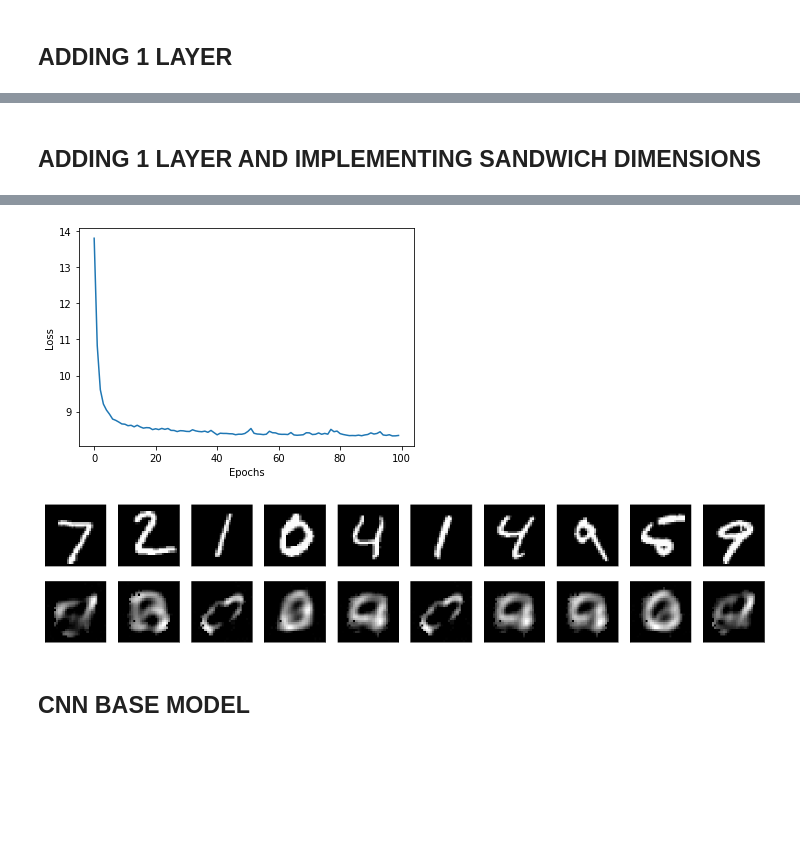
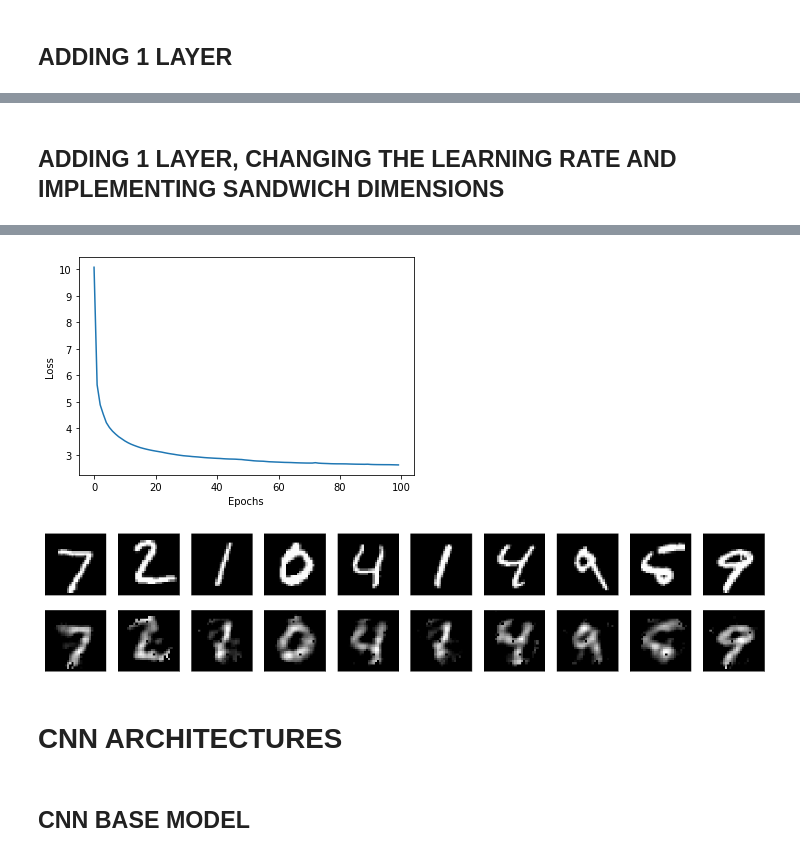
Before and after one commit to Anish-AV/Autoencoder, a Jupyter notebook: Autoencoder.ipynb, the cells around one changed output, grey strips where cells are left out. Drawn from its saved outputs; the diff is of its cells as text; code cells hidden in the pictures; blank space fills up the shorter version.

```diff
--- a/Autoencoder.ipynb
+++ b/Autoencoder.ipynb
@@ -250,6 +211,7 @@ Epoch 100/100. Loss: 4.053072452545166
 # %% [markdown]
-## **ADDING 1 LAYER AND IMPLEMENTING SANDWICH DIMENSIONS**
+## **ADDING 1 LAYER, CHANGING THE LEARNING RATE AND IMPLEMENTING SANDWICH DIMENSIONS**
 # %%
+#Defining the autoencoder Architecture
 class Encoder(tf.keras.layers.Layer):
     def __init__(self, intermediate_dim):
         super(Encoder, self).__init__()
@@ -287,62 +249,13 @@ class Autoencoder(tf.keras.Model):
     reconstructed = self.decoder(code)
     return reconstructed
 
-def loss(preds, real):
-  return tf.reduce_mean(tf.square(tf.subtract(preds, real)))
-
-def train(loss, model, opt, original):
-  with tf.GradientTape() as tape:
-    preds = model(original)
-    reconstruction_error = loss(preds, original)
-  gradients = tape.gradient(reconstruction_error, model.trainable_variables)
-  gradient_variables = zip(gradients, model.trainable_variables)
-  opt.apply_gradients(gradient_variables)
-
-  return reconstruction_error
-
-def train_loop(model, opt, loss, dataset, epochs):
-  for epoch in range(epochs):
-    epoch_loss = 0
-    for step, batch_features in enumerate(dataset):
-      loss_values = train(loss, model, opt, batch_features)
-      epoch_loss += loss_values
-    model.loss.append(epoch_loss)
-    print('Epoch {}/{}. Loss: {}'.format(epoch + 1, epochs, epoch_loss.numpy()))
-from tensorflow.keras.datasets import mnist
-(x_train, _), (x_test, _) = mnist.load_data()
-
-x_train = x_train / 255.
-
-x_train = x_train.astype(np.float32)
-x_train = np.reshape(x_train, (x_train.shape[0], 784))
-x_test = np.reshape(x_test, (x_test.shape[0], 784))
-
-training_dataset = tf.data.Dataset.from_tensor_slices(x_train).batch(256)
-
-model = Autoencoder(intermediate_dim=32, original_dim=784)
-opt = tf.keras.optimizers.Adam(learning_rate=1e-2)
+#Calling the model
+model = Autoencoder(intermediate_dim=128, original_dim=784)
+opt = tf.keras.optimizers.Adam(learning_rate=0.001)
 train_loop(model, opt, loss, training_dataset, 100)
 
-plt.plot(range(100), model.loss)
-plt.xlabel('Epochs')
-plt.ylabel('Loss')
-plt.show()
 
-number = 10  # how many digits we will display
-plt.figure(figsize=(20, 4))
-for index in range(number):
-    # display original
-    ax = plt.subplot(2, number, index + 1)
-    plt.imshow(x_test[index].reshape(28, 28))
-    plt.gray()
-    ax.get_xaxis().set_visible(False)
-    ax.get_yaxis().set_visible(False)
-
-    # display reconstruction
-    ax = plt.subplot(2, number, index + 1 + number)
-    plt.imshow(model(x_test)[index].numpy().reshape(28, 28))
-    plt.gray()
-    ax.get_xaxis().set_visible(False)
-    ax.get_yaxis().set_visible(False)
-plt.show()
+#visualization
+epochvsloss_curve(model)
+visualization(x_test,model(x_test))
 # %% [output]
@@ -366,2 +279,4 @@ Epoch 100/100. Loss: 8.33726692199707
-[figure, old version]
+[figure, new version]
-[figure, old version]
+[figure, new version]
+# %% [markdown]
+# **CNN ARCHITECTURES**
```
Also changed, not shown: parts of 12 cells of this notebook.
